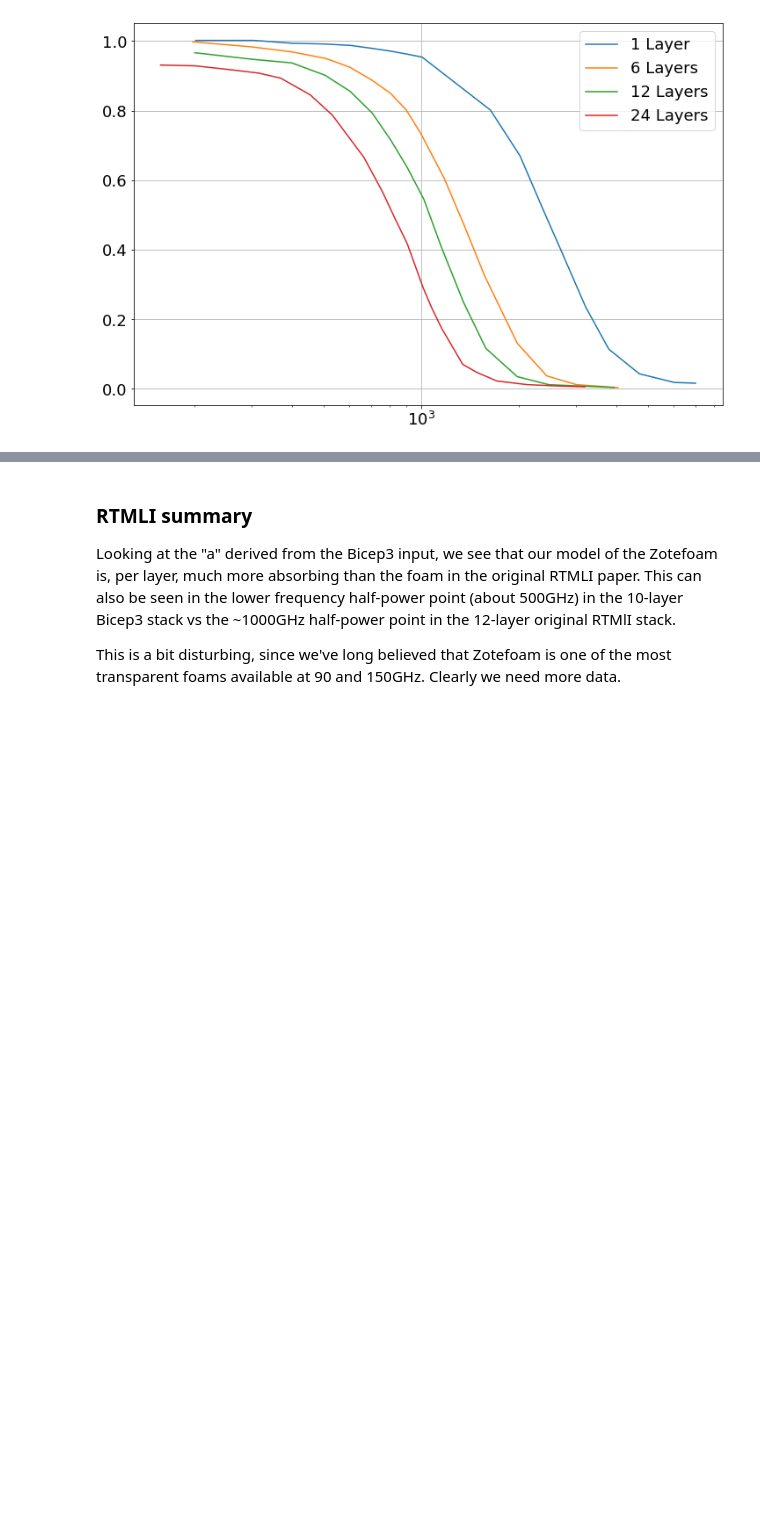
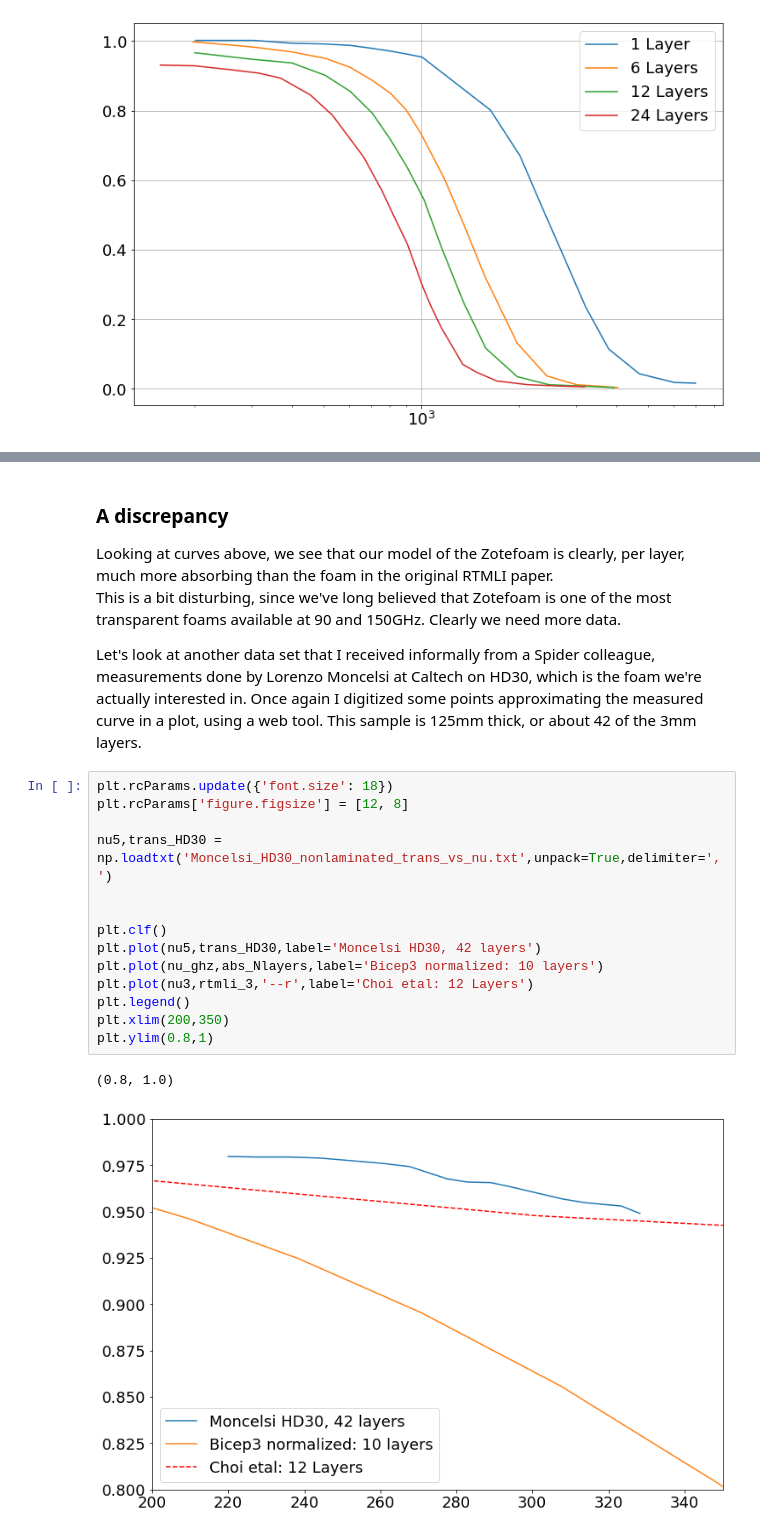
Before and after one commit to CMB-S4/bolo_calc_runs, a Jupyter notebook: pbdr_v2/InputsNotes.ipynb, the cells around one changed output, grey strips where cells are left out. Drawn from its saved outputs; the diff is of its cells as text; blank space fills up the shorter version.

```diff
--- a/pbdr_v2/InputsNotes.ipynb
+++ b/pbdr_v2/InputsNotes.ipynb
@@ -303,6 +333,24 @@ Bicep3 =>                   a = 2.907e-05
 # %% [markdown]
-### RTMLI summary
+### A discrepancy
 
-Looking at the "a" derived from the Bicep3 input, we see that our model of the Zotefoam is, per layer, much more absorbing than the foam in the original RTMLI paper.  This can also be seen in the lower frequency half-power point (about 500GHz) in the 10-layer Bicep3 stack vs the ~1000GHz half-power point in the 12-layer original RTMlI stack.
+Looking at curves above, we see that our model of the Zotefoam is clearly, per layer, much more absorbing than the foam in the original RTMLI paper.
+This is a bit disturbing, since we've long believed that Zotefoam is one of the most transparent foams available at 90 and 150GHz.  Clearly we need more data.
 
-This is a bit disturbing, since we've long believed that Zotefoam is one of the most transparent foams available at 90 and 150GHz.  Clearly we need more data.
+Let's look at another data set that I received informally from a Spider colleague, measurements done by Lorenzo Moncelsi at Caltech on HD30, which is the foam we're actually interested in.  Once again I digitized some points approximating the measured curve in a plot, using a web tool.  This sample is 125mm thick, or about 42 of the 3mm layers.
+# %%
+plt.rcParams.update({'font.size': 18})
+plt.rcParams['figure.figsize'] = [12, 8]
+
+nu5,trans_HD30 = np.loadtxt('Moncelsi_HD30_nonlaminated_trans_vs_nu.txt',unpack=True,delimiter=', ')
+
+
+plt.clf()
+plt.plot(nu5,trans_HD30,label='Moncelsi HD30, 42 layers')
+plt.plot(nu_ghz,abs_Nlayers,label='Bicep3 normalized: 10 layers')
+plt.plot(nu3,rtmli_3,'--r',label='Choi etal: 12 Layers')
+plt.legend()
+plt.xlim(200,350)
+plt.ylim(0.8,1)
+# %% [output]
+(0.8, 1.0)
+[figure, added]
```
Also changed, not shown: parts of 12 cells of this notebook, 1 other file.
